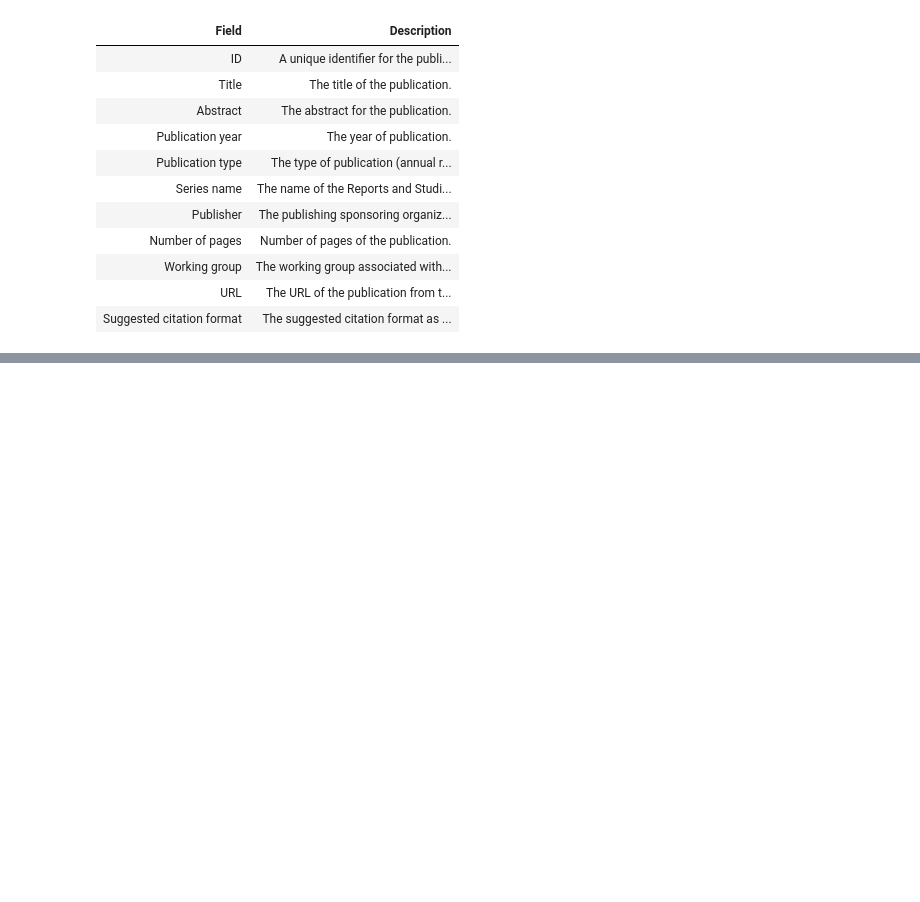
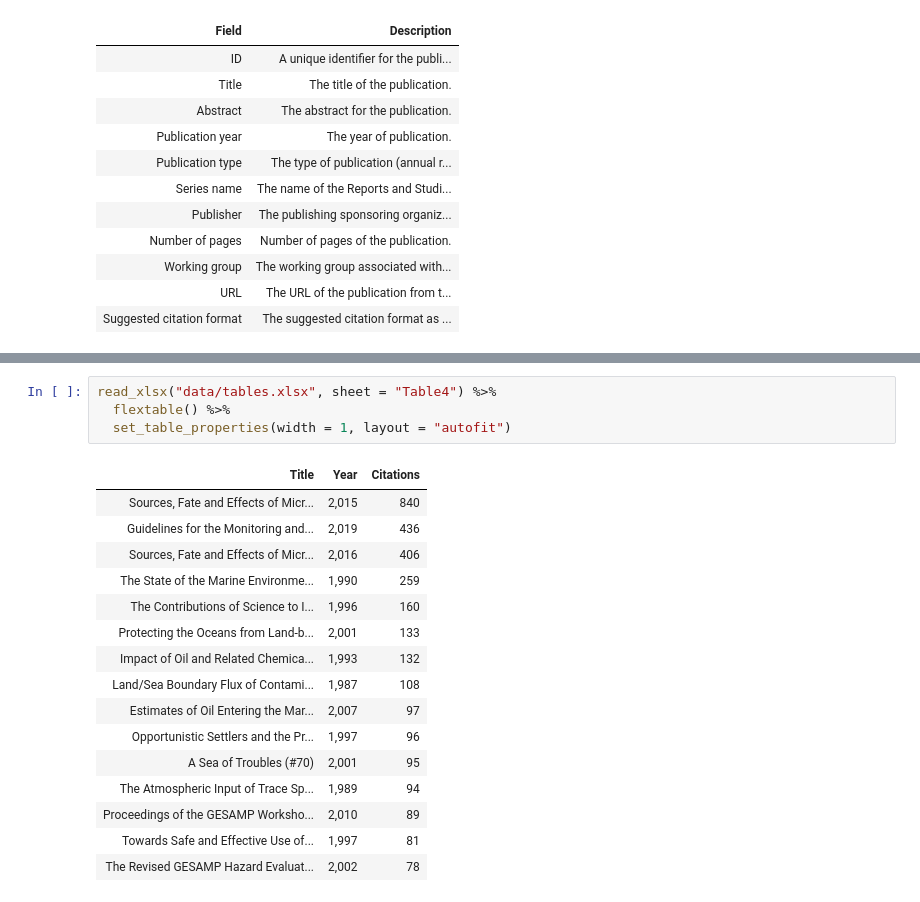
Before and after one commit to pmongeon/pmongeon.github.io, a Jupyter notebook: publications/2025-toupin-gesamp/_manuscript/index.embed.ipynb, the cells around one changed output, grey strips where cells are left out. Saved outputs shown, nothing was run; the diff lists cells and outputs as text; blank space fills up the shorter version.

```diff
--- a/publications/2025-toupin-gesamp/_manuscript/index.embed.ipynb
+++ b/publications/2025-toupin-gesamp/_manuscript/index.embed.ipynb
@@ -299,0 +195,21 @@ This project is funded by a Social Sciences and Humanities Research Council of C
+# %%
+read_xlsx("data/tables.xlsx", sheet = "Table4") %>%
+  flextable() %>%
+  set_table_properties(width = 1, layout = "autofit")
+# %% [output]
+| Title | Year | Citations |
+| Sources, Fate and Effects of Micr... | 2,015 | 840 |
+| Guidelines for the Monitoring and... | 2,019 | 436 |
+| Sources, Fate and Effects of Micr... | 2,016 | 406 |
+| The State of the Marine Environme... | 1,990 | 259 |
+| The Contributions of Science to I... | 1,996 | 160 |
+| Protecting the Oceans from Land-b... | 2,001 | 133 |
+| Impact of Oil and Related Chemica... | 1,993 | 132 |
+| Land/Sea Boundary Flux of Contami... | 1,987 | 108 |
+| Estimates of Oil Entering the Mar... | 2,007 | 97 |
+| Opportunistic Settlers and the Pr... | 1,997 | 96 |
+| A Sea of Troubles (#70) | 2,001 | 95 |
+| The Atmospheric Input of Trace Sp... | 1,989 | 94 |
+| Proceedings of the GESAMP Worksho... | 2,010 | 89 |
+| Towards Safe and Effective Use of... | 1,997 | 81 |
+| The Revised GESAMP Hazard Evaluat... | 2,002 | 78 |
```
Also changed, not shown: parts of 13 cells of this notebook, 31 other files.
